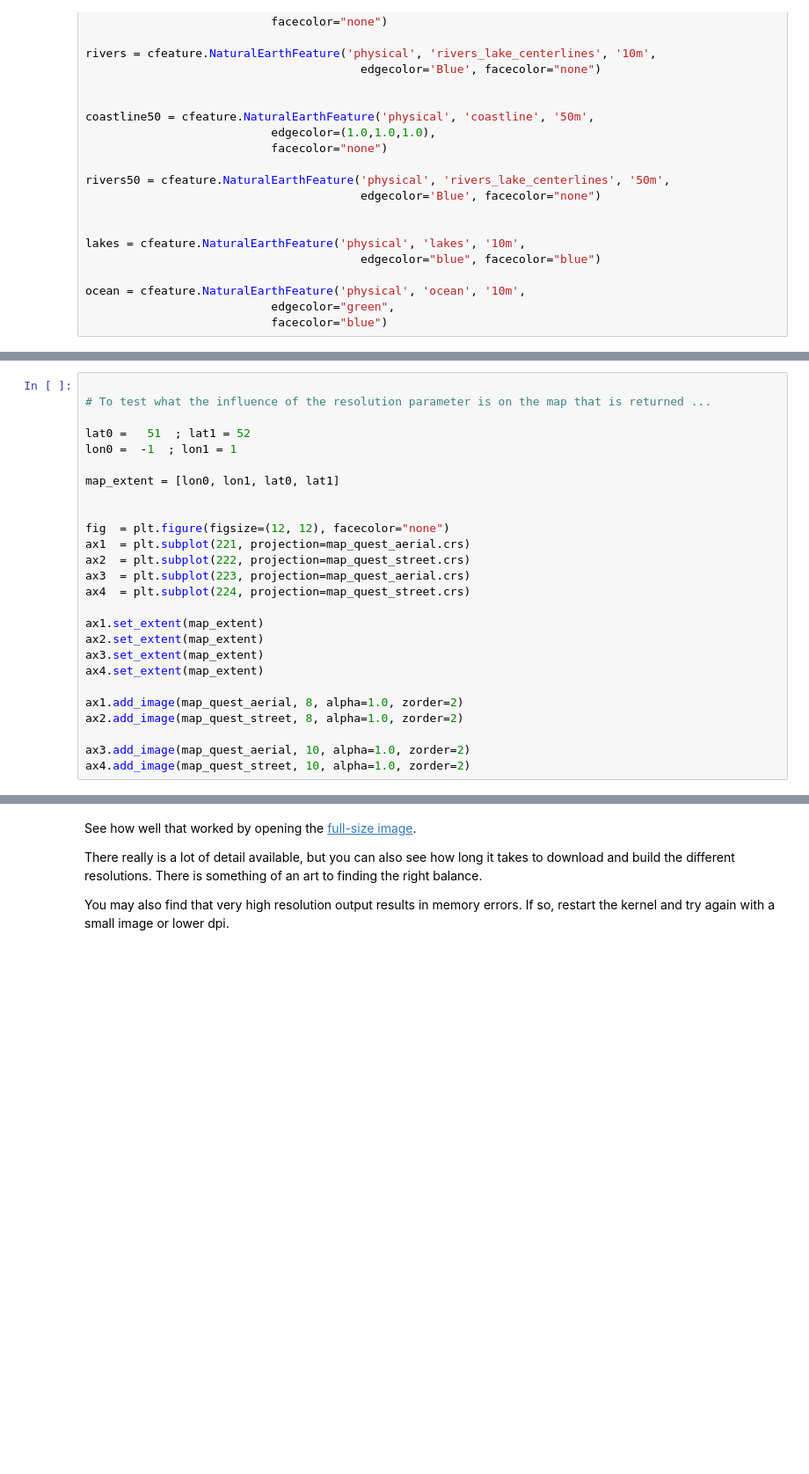
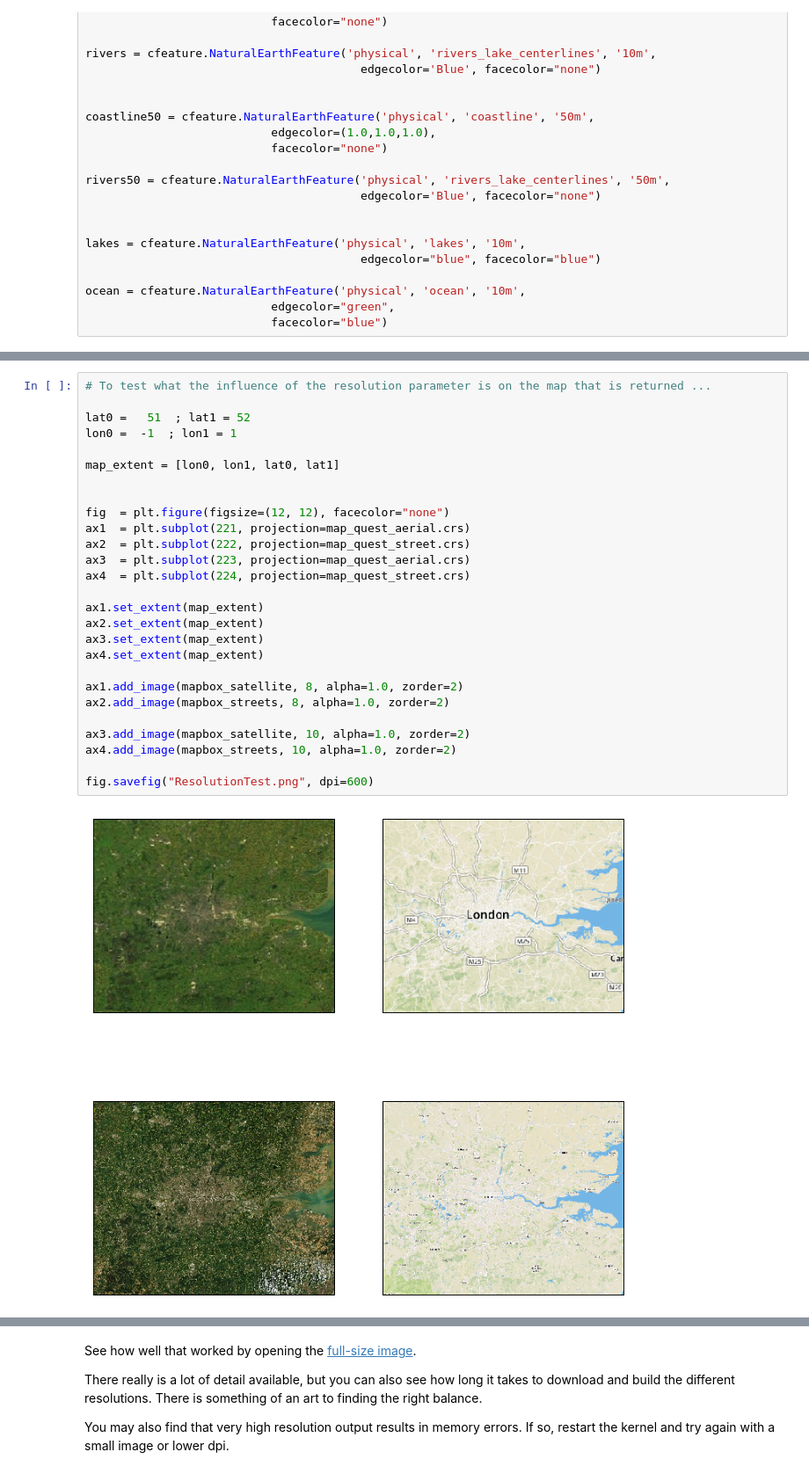
Before and after one commit to Underworld-Geodynamics-Education/Cloud-Intro2Python, a Jupyter notebook: Notebooks/Mapping/7 - Working with on-demand mapping services.ipynb, the cells around one changed output, grey strips where cells are left out. Shown at 88% size. Cells and saved outputs as stored; diff of their text form; blank space fills up the shorter version.

```diff
--- a/Notebooks/Mapping/7 - Working with on-demand mapping services.ipynb
+++ b/Notebooks/Mapping/7 - Working with on-demand mapping services.ipynb
@@ -139,26 +177,29 @@ ax2.add_image(map_quest_street, 6, alpha=1.0, zorder=2)
 # %%
-
 # To test what the influence of the resolution parameter is on the map that is returned ...
 
 lat0 =   51  ; lat1 = 52
 lon0 =  -1  ; lon1 = 1
 
 map_extent = [lon0, lon1, lat0, lat1]
 
 
 fig  = plt.figure(figsize=(12, 12), facecolor="none")
 ax1  = plt.subplot(221, projection=map_quest_aerial.crs)
 ax2  = plt.subplot(222, projection=map_quest_street.crs)
 ax3  = plt.subplot(223, projection=map_quest_aerial.crs)
 ax4  = plt.subplot(224, projection=map_quest_street.crs)
 
 ax1.set_extent(map_extent)
 ax2.set_extent(map_extent)
 ax3.set_extent(map_extent)
 ax4.set_extent(map_extent)
 
-ax1.add_image(map_quest_aerial, 8, alpha=1.0, zorder=2)
-ax2.add_image(map_quest_street, 8, alpha=1.0, zorder=2)
+ax1.add_image(mapbox_satellite, 8, alpha=1.0, zorder=2)
+ax2.add_image(mapbox_streets, 8, alpha=1.0, zorder=2)
 
-ax3.add_image(map_quest_aerial, 10, alpha=1.0, zorder=2)
-ax4.add_image(map_quest_street, 10, alpha=1.0, zorder=2)
+ax3.add_image(mapbox_satellite, 10, alpha=1.0, zorder=2)
+ax4.add_image(mapbox_streets, 10, alpha=1.0, zorder=2)
+
+fig.savefig("ResolutionTest.png", dpi=600)
+# %% [output]
+[figure, added]
```
Also changed, not shown: parts of 10 cells of this notebook, 22 other files.
